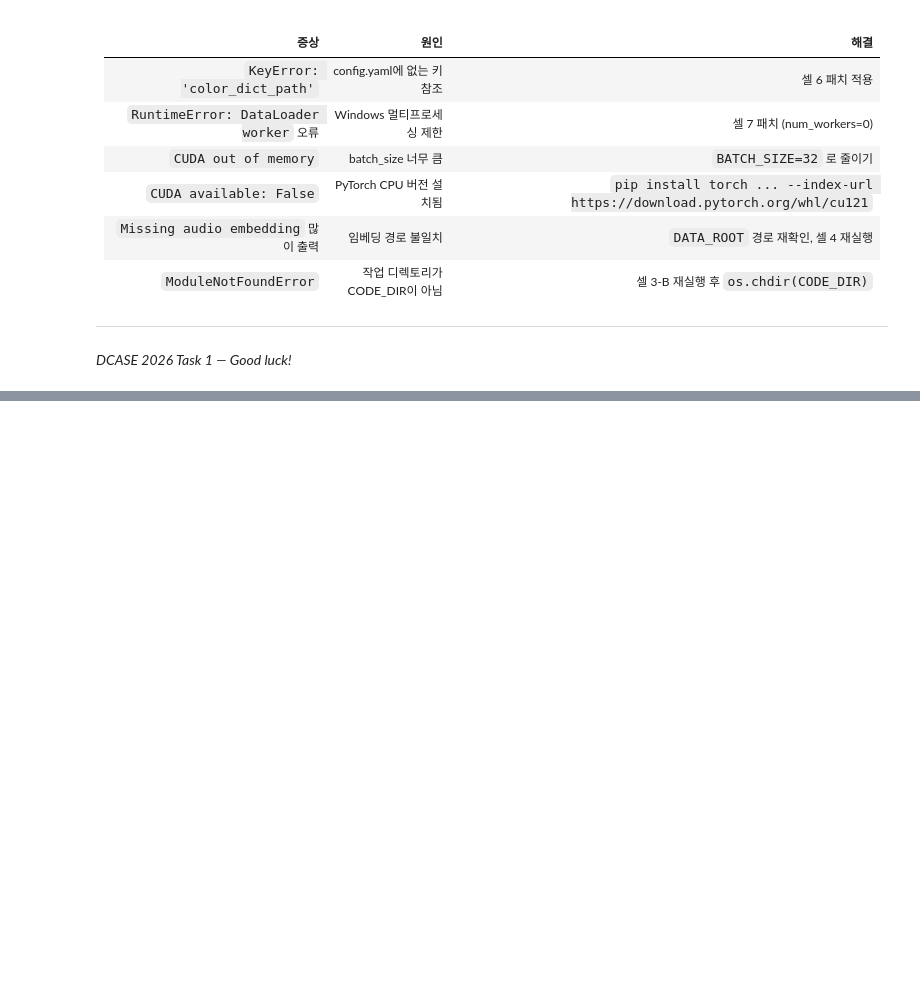
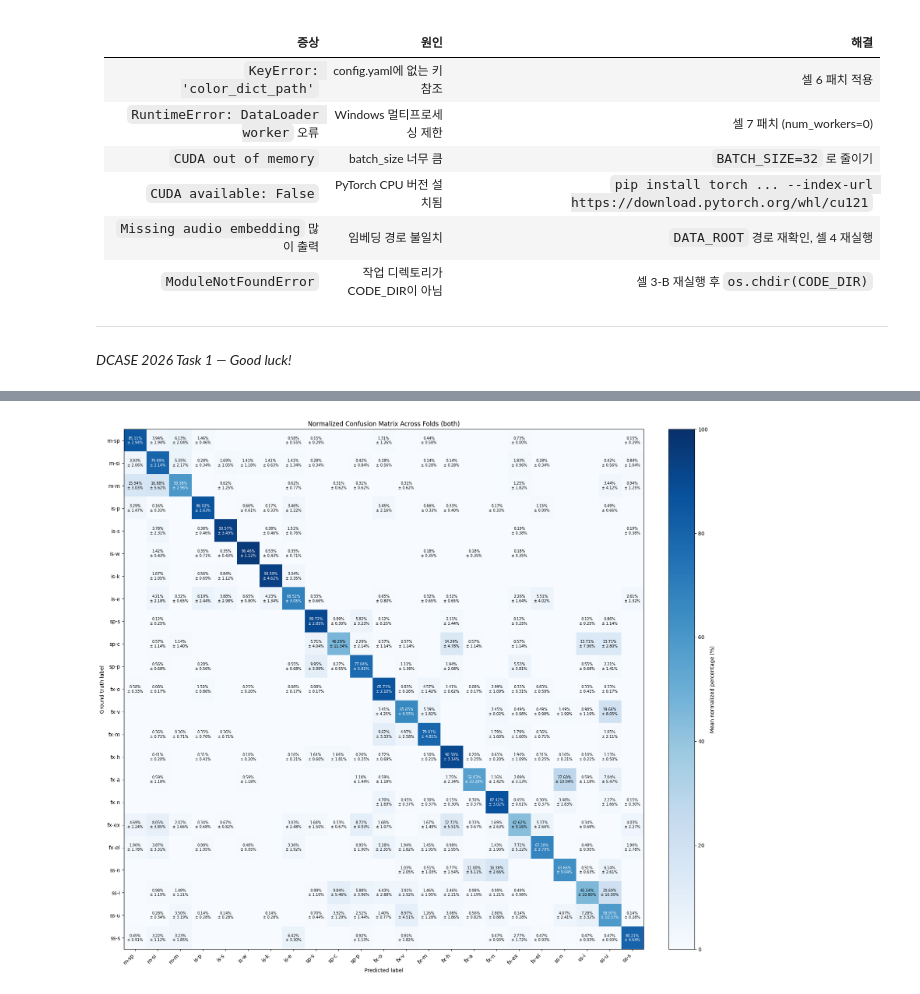
Before and after one commit to KANG-Hyeong-uk/dcase_2026, a Jupyter notebook: DCASE2026_Task1_VSCode.ipynb, the cells around one changed output, grey strips where cells are left out. Cells and saved outputs as stored; diff of their text form; code cells hidden in the pictures; blank space fills up the shorter version.

```diff
--- a/DCASE2026_Task1_VSCode.ipynb
+++ b/DCASE2026_Task1_VSCode.ipynb
@@ -496,0 +619,97 @@ print(f'백업 완료: {backup_path}')
+# %%
+import glob
+import os
+import json
+
+import numpy as np
+import pandas as pd
+import matplotlib.pyplot as plt
+from sklearn.metrics import confusion_matrix
+
+# ?? fold? prediction ??? ?? row-normalized confusion matrix? ?????.
+# ? cell? fold? ??? ?? ?? +/- ????(%)???.
+mode = MODE if 'MODE' in globals() else 'both'
+prediction_paths = sorted(glob.glob(f'model_output/{mode}/fold_*/evaluation/predictions.csv'))
+
+if not prediction_paths:
+    raise FileNotFoundError(
+        f'No prediction files found under model_output/{mode}/fold_*/evaluation/predictions.csv. '
+        '?? ?? fold ??/?? ?? ??????.'
+    )
+
+# class_dict? ???? ??? ?? ?? class index ??? ????,
+# ??? data/class_dict.json?? ????.
+if 'class_dict' not in globals():
+    with open('data/class_dict.json', encoding='utf-8') as f:
+        class_dict = json.load(f)
+
+class_labels = [label for label, _ in sorted(class_dict.items(), key=lambda x: x[1])]
+matrices = []
+fold_accuracies = []
+used_folds = []
+
+for path in prediction_paths:
+    fold_name = os.path.basename(os.path.dirname(os.path.dirname(path)))
+    df = pd.read_csv(path)
+
+    y_true = df['ground_truth'].astype(str)
+    y_pred = df['prediction'].astype(str)
+
+    cm = confusion_matrix(y_true, y_pred, labels=class_labels).astype(float)
+    row_sum = cm.sum(axis=1, keepdims=True)
+    cm_norm = np.divide(cm, row_sum, out=np.zeros_like(cm), where=row_sum != 0) * 100.0
+
+    matrices.append(cm_norm)
+    fold_accuracies.append((y_true == y_pred).mean() * 100.0)
+    used_folds.append(fold_name)
+
+matrices = np.stack(matrices, axis=0)
+cm_mean = matrices.mean(axis=0)
+cm_std = matrices.std(axis=0)
+fold_accuracies = np.array(fold_accuracies)
+
+print(f'Mode: {mode}')
+print(f'Folds: {", ".join(used_folds)}')
+print(f'Overall accuracy across folds: {fold_accuracies.mean():.2f}% \u00b1 {fold_accuracies.std():.2f}%')
+print('\nPer-class recall, diagonal of normalized confusion matrix:')
+for label, mean, std in zip(class_labels, np.diag(cm_mean), np.diag(cm_std)):
+    print(f'  {label:>8s}: {mean:.2f}% \u00b1 {std:.2f}%')
+
+fig_width = max(10, len(class_labels) * 0.75)
+fig_height = max(8, len(class_labels) * 0.65)
+fig, ax = plt.subplots(figsize=(fig_width, fig_height))
+
+im = ax.imshow(cm_mean, cmap='Blues', vmin=0, vmax=100)
+cbar = fig.colorbar(im, ax=ax, fraction=0.046, pad=0.04)
+cbar.set_label('Mean normalized percentage (%)')
+
+ax.set_title(f'Normalized Confusion Matrix Across Folds ({mode})')
+ax.set_xlabel('Predicted label')
+ax.set_ylabel('Ground truth label')
+ax.set_xticks(np.arange(len(class_labels)))
+ax.set_yticks(np.arange(len(class_labels)))
+ax.set_xticklabels(class_labels, rotation=45, ha='right')
+ax.set_yticklabels(class_labels)
+
+threshold = cm_mean.max() * 0.55 if cm_mean.size else 50
+for i in range(len(class_labels)):
+    for j in range(len(class_labels)):
+        value = cm_mean[i, j]
+        spread = cm_std[i, j]
+        if value >= 0.01 or spread >= 0.01:
+            color = 'white' if value > threshold else 'black'
+            ax.text(
+                j, i,
+                f'{value:.2f}%\n\u00b1 {spread:.2f}%',
+                ha='center', va='center',
+                color=color,
+                fontsize=7,
+            )
+
+ax.set_ylim(len(class_labels) - 0.5, -0.5)
+plt.tight_layout()
+plt.savefig('confusion_matrix_all_folds_normalized.png', dpi=200, bbox_inches='tight')
+plt.show()
+
+print('Saved: confusion_matrix_all_folds_normalized.png')
+# %% [output]
@@ -496,0 +733 @@ print(f'백업 완료: {backup_path}')
+[figure, added]
```
Also changed, not shown: parts of 15 cells of this notebook, 2 other files.
